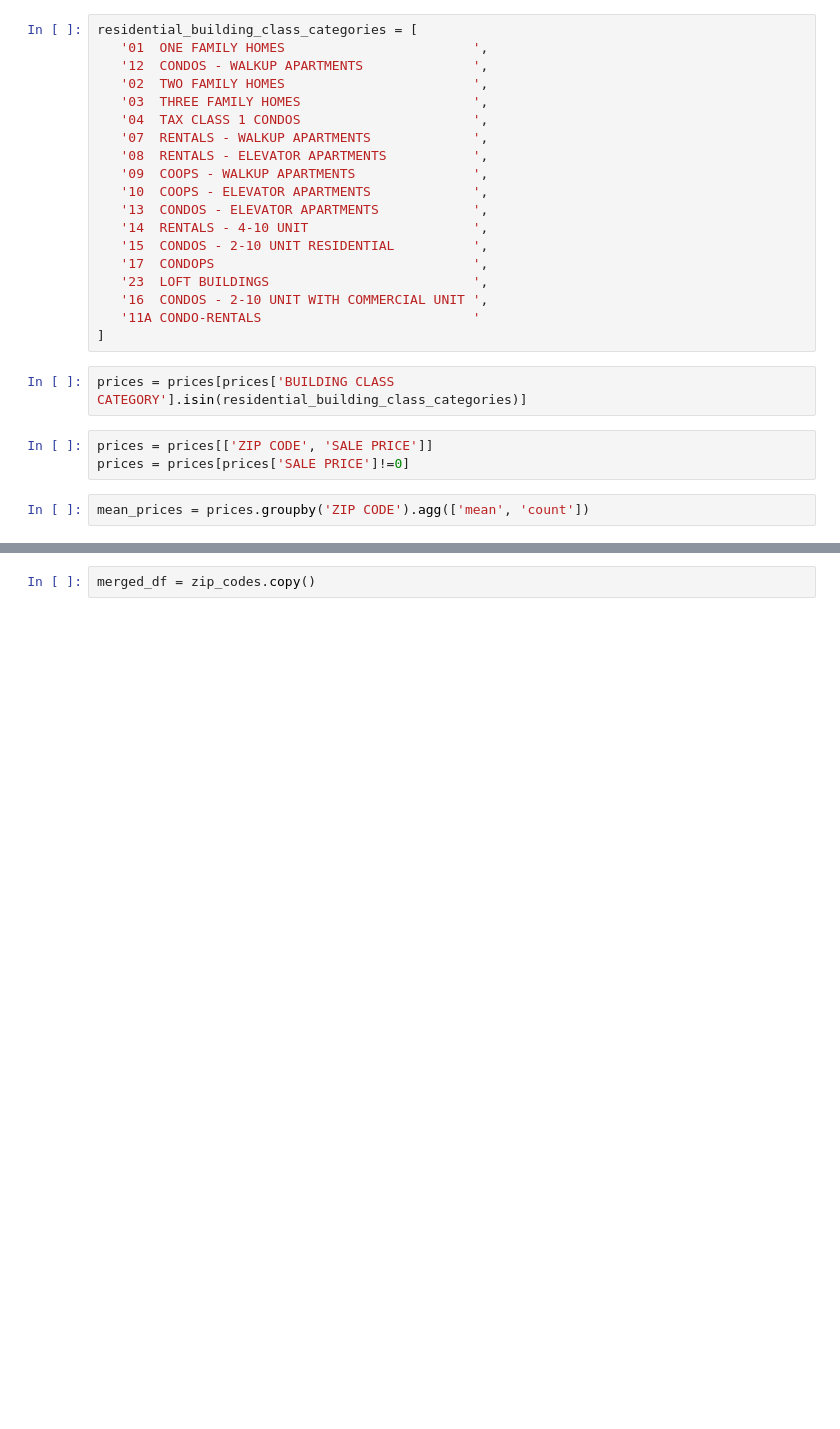
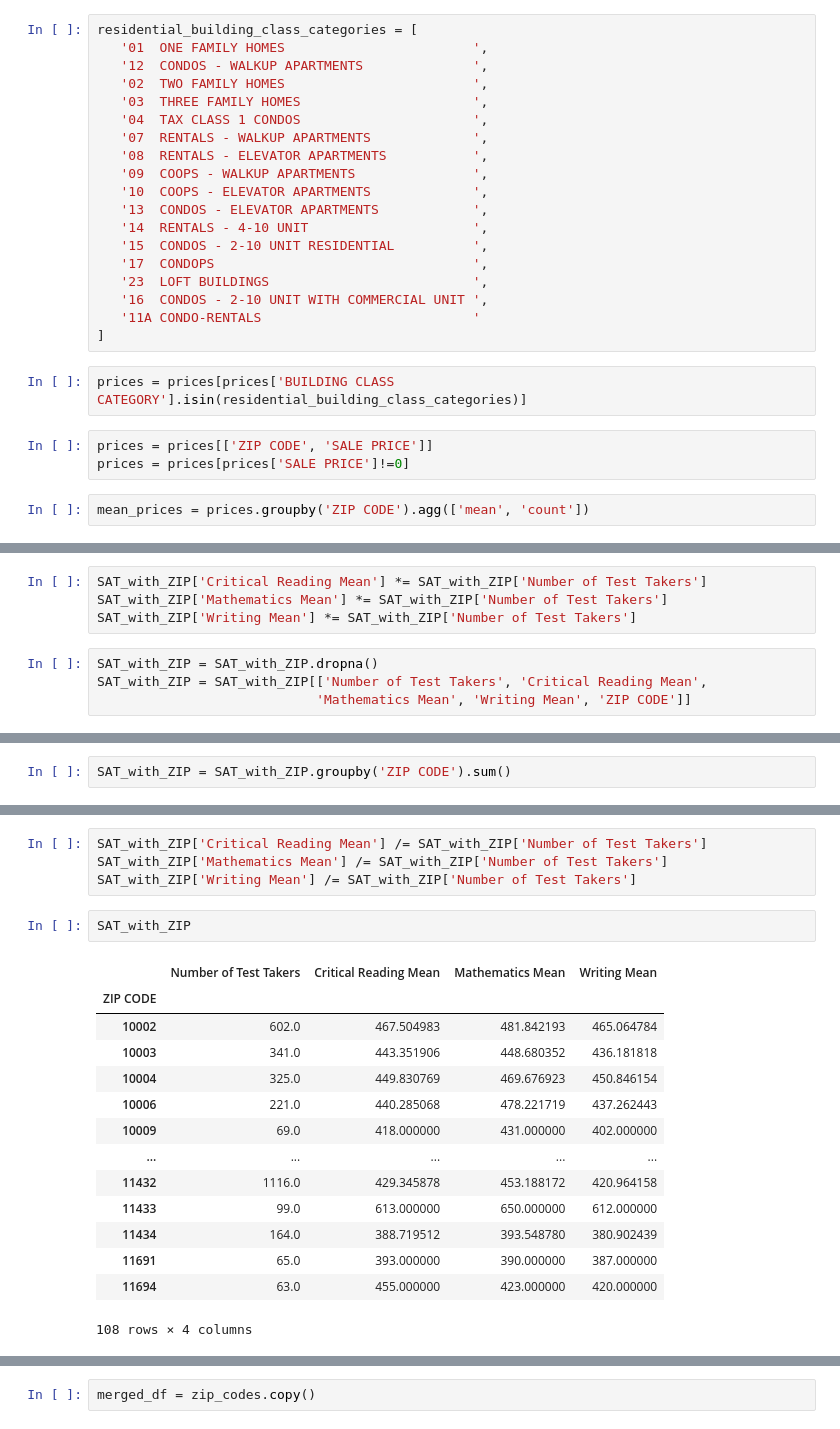
Before and after one commit to johnmays/wealth-and-SAT-NYC, a Jupyter notebook: notebooks/investigation.ipynb, the cells around one changed output, grey strips where cells are left out. Drawn from its saved outputs; the diff is of its cells as text; blank space fills up the shorter version.

```diff
--- a/notebooks/investigation.ipynb
+++ b/notebooks/investigation.ipynb
@@ -47,0 +92,8 @@ mean_prices = prices.groupby('ZIP CODE').agg(['mean', 'count'])
+# %%
+SAT_with_ZIP['Critical Reading Mean'] *= SAT_with_ZIP['Number of Test Takers']
+SAT_with_ZIP['Mathematics Mean'] *= SAT_with_ZIP['Number of Test Takers']
+SAT_with_ZIP['Writing Mean'] *= SAT_with_ZIP['Number of Test Takers']
+# %%
+SAT_with_ZIP = SAT_with_ZIP.dropna()
+SAT_with_ZIP = SAT_with_ZIP[['Number of Test Takers', 'Critical Reading Mean',
+                            'Mathematics Mean', 'Writing Mean', 'ZIP CODE']]
@@ -47,0 +109,2 @@ mean_prices = prices.groupby('ZIP CODE').agg(['mean', 'count'])
+# %%
+SAT_with_ZIP = SAT_with_ZIP.groupby('ZIP CODE').sum()
@@ -47,0 +121,21 @@ mean_prices = prices.groupby('ZIP CODE').agg(['mean', 'count'])
+# %%
+SAT_with_ZIP['Critical Reading Mean'] /= SAT_with_ZIP['Number of Test Takers']
+SAT_with_ZIP['Mathematics Mean'] /= SAT_with_ZIP['Number of Test Takers']
+SAT_with_ZIP['Writing Mean'] /= SAT_with_ZIP['Number of Test Takers']
+# %%
+SAT_with_ZIP
+# %% [output]
+|  | Number of Test Takers | Critical Reading Mean | Mathematics Mean | Writing Mean |
+| ZIP CODE |  |  |  |  |
+| 10002 | 602.0 | 467.504983 | 481.842193 | 465.064784 |
+| 10003 | 341.0 | 443.351906 | 448.680352 | 436.181818 |
+| 10004 | 325.0 | 449.830769 | 469.676923 | 450.846154 |
+| 10006 | 221.0 | 440.285068 | 478.221719 | 437.262443 |
+| 10009 | 69.0 | 418.000000 | 431.000000 | 402.000000 |
+| ... | ... | ... | ... | ... |
+| 11432 | 1116.0 | 429.345878 | 453.188172 | 420.964158 |
+| 11433 | 99.0 | 613.000000 | 650.000000 | 612.000000 |
+| 11434 | 164.0 | 388.719512 | 393.548780 | 380.902439 |
+| 11691 | 65.0 | 393.000000 | 390.000000 | 387.000000 |
+| 11694 | 63.0 | 455.000000 | 423.000000 | 420.000000 |
+108 rows × 4 columns
```
Also changed, not shown: parts of 16 cells of this notebook, 2 other files.
